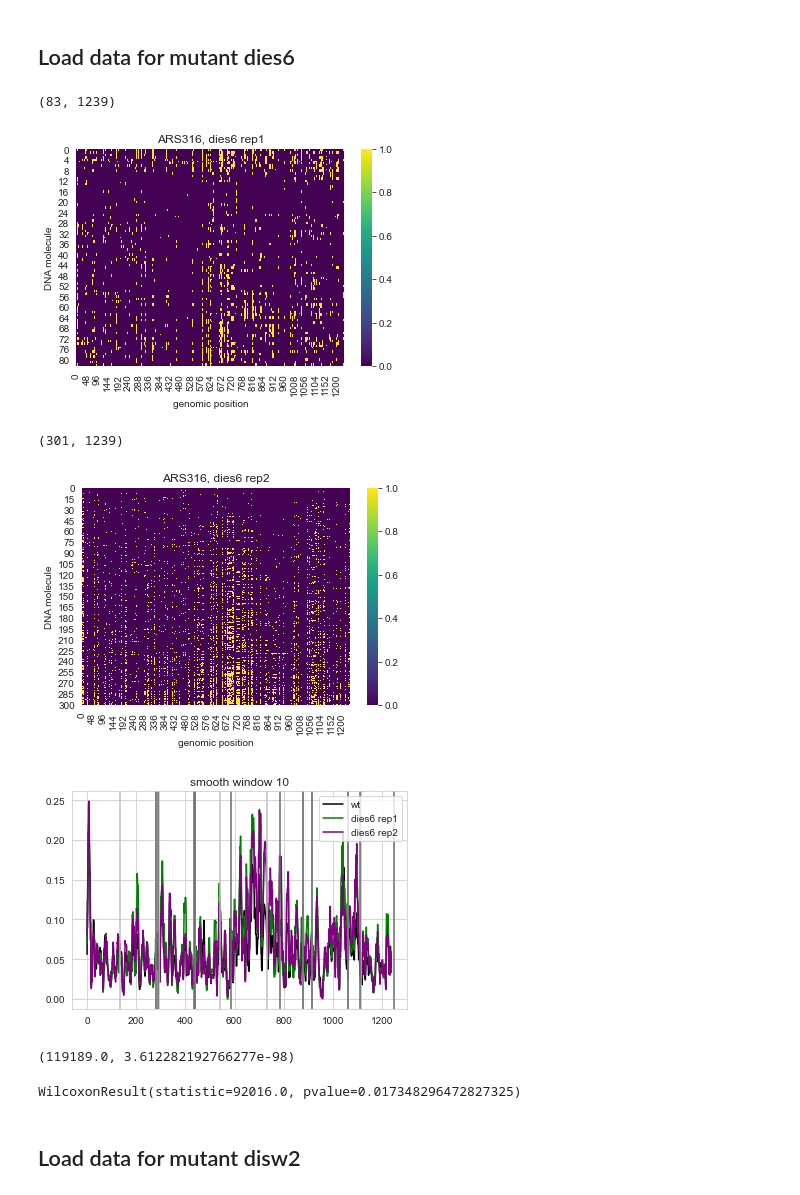
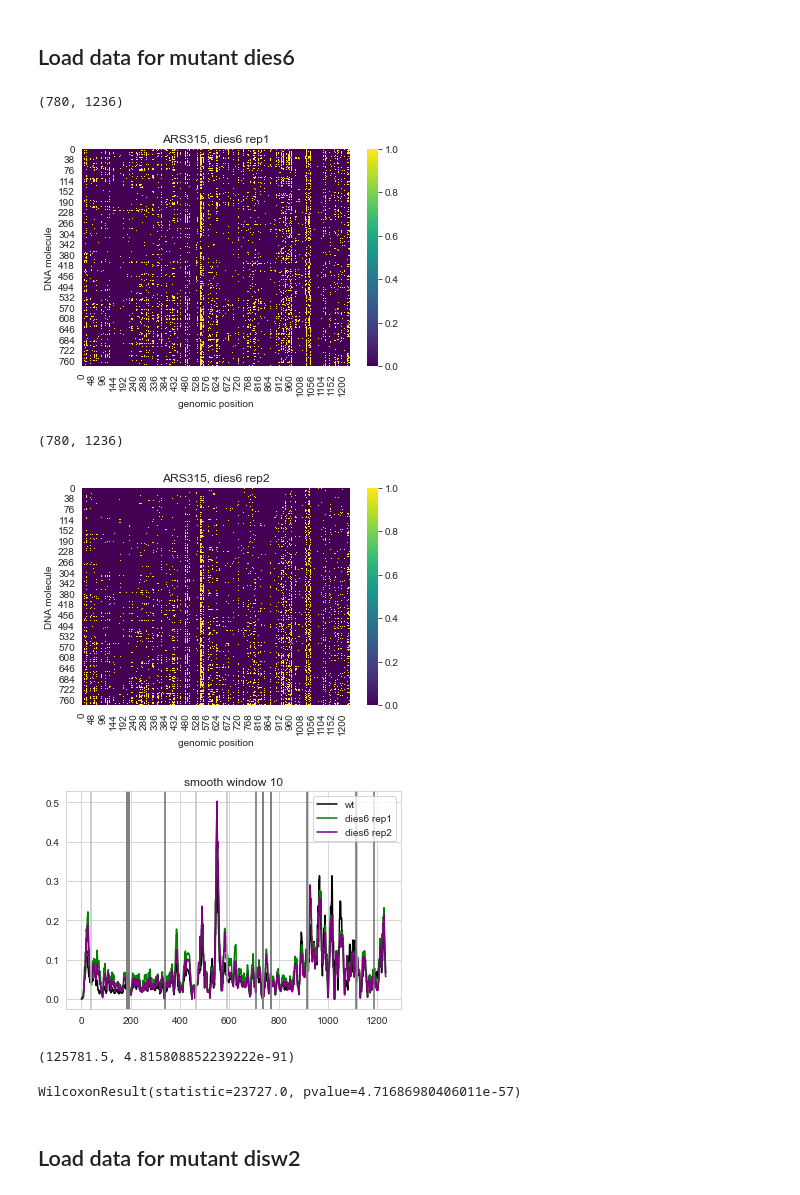
Before and after one commit to KarolineHoller/nanopore_methylation, a Jupyter notebook: methylation_analysis_20220502_ARS315.ipynb, the cells around one changed output. Saved outputs shown, nothing was run; the diff lists cells and outputs as text; code cells hidden in the pictures.

```diff
--- a/methylation_analysis_20220502_ARS315.ipynb
+++ b/methylation_analysis_20220502_ARS315.ipynb
@@ -211,30 +200,30 @@ for border in anno.loc[:, "pos_stop"]:
 # %% [markdown]
 ## Load data for mutant dies6
 # %%
-dies6_rep1 = np.loadtxt(load_dir + "/DIES6_ALL_REP1_ARS316_end_LexA.txt")
+dies6_rep1 = np.loadtxt(load_dir + "/DIES6_ALL_REP1_ARS315_starting_LexA.txt")
 print(dies6_rep1.shape)
 
 sns.heatmap(dies6_rep1, cmap = "viridis")
 plt.xlabel("genomic position")
 plt.ylabel("DNA molecule")
 plt.xlim(0, dies6_rep1.shape[1])
 plt.title(load_dir + ", dies6 rep1")
 plt.show()
 
-dies6_rep2 = np.genfromtxt(load_dir + "/DIES6_ARS316_REP2_301READS.csv", dtype = int, delimiter = ",")
+dies6_rep2 = np.genfromtxt(load_dir + "/DIES6_ARS315_REP2_780READS.csv", dtype = int, delimiter = ",")
 print(dies6_rep2.shape)
 
 sns.heatmap(dies6_rep2, cmap = "viridis")
 plt.xlabel("genomic position")
 plt.ylabel("DNA molecule")
 plt.xlim(0, dies6_rep2.shape[1])
 plt.title(load_dir + ", dies6 rep2")
 plt.show()
 # %% [output]
-(83, 1239)
+(780, 1236)
-[figure, old version]
+[figure, new version]
-(301, 1239)
+(780, 1236)
-[figure, old version]
+[figure, new version]
 # %%
 #smooth = 1
 
@@ -270,13 +259,13 @@ from scipy.stats import wilcoxon
 w, p = wilcoxon(means[0,:], means[1,:], alternative = "two-sided")
 w,p
 # %% [output]
-[figure, old version]
+[figure, new version]
-(119189.0, 3.612282192766277e-98)
+(125781.5, 4.815808852239222e-91)
 # %%
 #statistical test to compare replicates of the mutants:
 wilcoxon(dies6_rep1.mean(axis = 0),
          dies6_rep2.mean(axis = 0), alternative = "two-sided")
 # %% [output]
-WilcoxonResult(statistic=92016.0, pvalue=0.017348296472827325)
+WilcoxonResult(statistic=23727.0, pvalue=4.71686980406011e-57)
 # %% [markdown]
 ## Load data for mutant disw2
```
Also changed, not shown: parts of 25 cells of this notebook.
